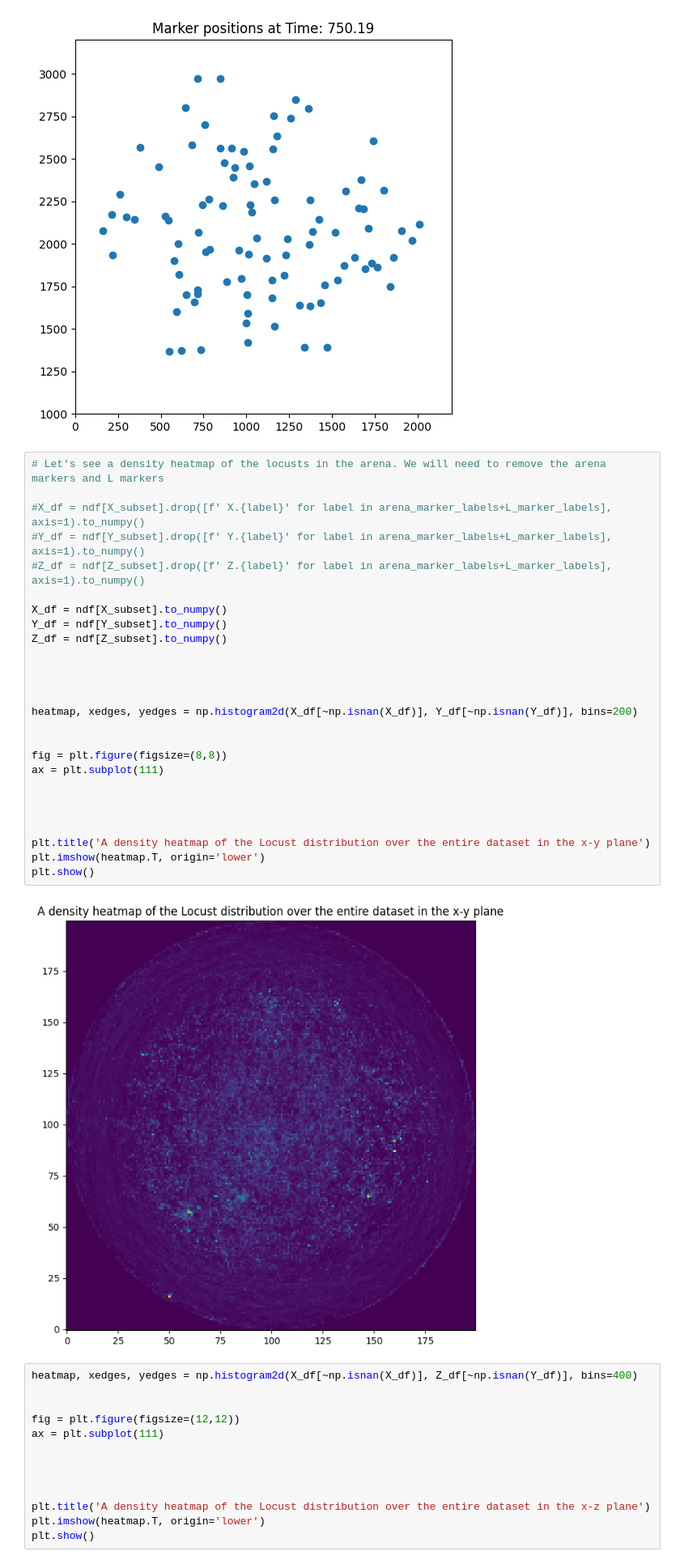
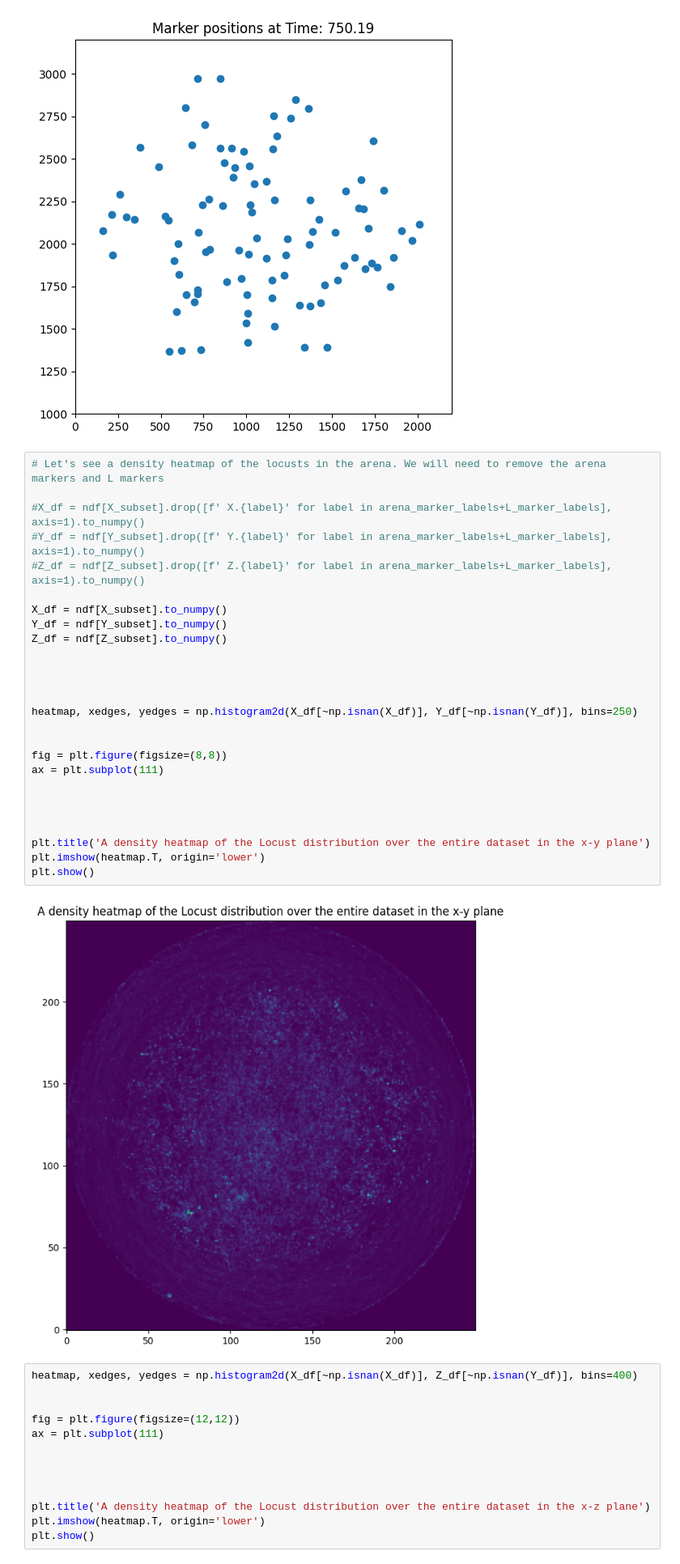
Before and after one commit to Mark-Bugden/Locust-Physics, a Jupyter notebook: Data_exploration.ipynb, the cells around one changed output. Shown at 81% size. Saved outputs shown, nothing was run; the diff lists cells and outputs as text.

```diff
--- a/Data_exploration.ipynb
+++ b/Data_exploration.ipynb
@@ -267,31 +267,31 @@ plt.show()
 # %%
 # Let's see a density heatmap of the locusts in the arena. We will need to remove the arena markers and L markers
 
 #X_df = ndf[X_subset].drop([f' X.{label}' for label in arena_marker_labels+L_marker_labels], axis=1).to_numpy()
 #Y_df = ndf[Y_subset].drop([f' Y.{label}' for label in arena_marker_labels+L_marker_labels], axis=1).to_numpy()
 #Z_df = ndf[Z_subset].drop([f' Z.{label}' for label in arena_marker_labels+L_marker_labels], axis=1).to_numpy()
 
 X_df = ndf[X_subset].to_numpy()
 Y_df = ndf[Y_subset].to_numpy()
 Z_df = ndf[Z_subset].to_numpy()
 
 
 
 
-heatmap, xedges, yedges = np.histogram2d(X_df[~np.isnan(X_df)], Y_df[~np.isnan(Y_df)], bins=200)
+heatmap, xedges, yedges = np.histogram2d(X_df[~np.isnan(X_df)], Y_df[~np.isnan(Y_df)], bins=250)
 
 
 fig = plt.figure(figsize=(8,8))
 ax = plt.subplot(111)
 
 
 
 
 plt.title('A density heatmap of the Locust distribution over the entire dataset in the x-y plane')
 plt.imshow(heatmap.T, origin='lower')
 plt.show()
 # %% [output]
-[figure, old version]
+[figure, new version]
 # %%
 heatmap, xedges, yedges = np.histogram2d(X_df[~np.isnan(X_df)], Z_df[~np.isnan(Y_df)], bins=400)
 
```
